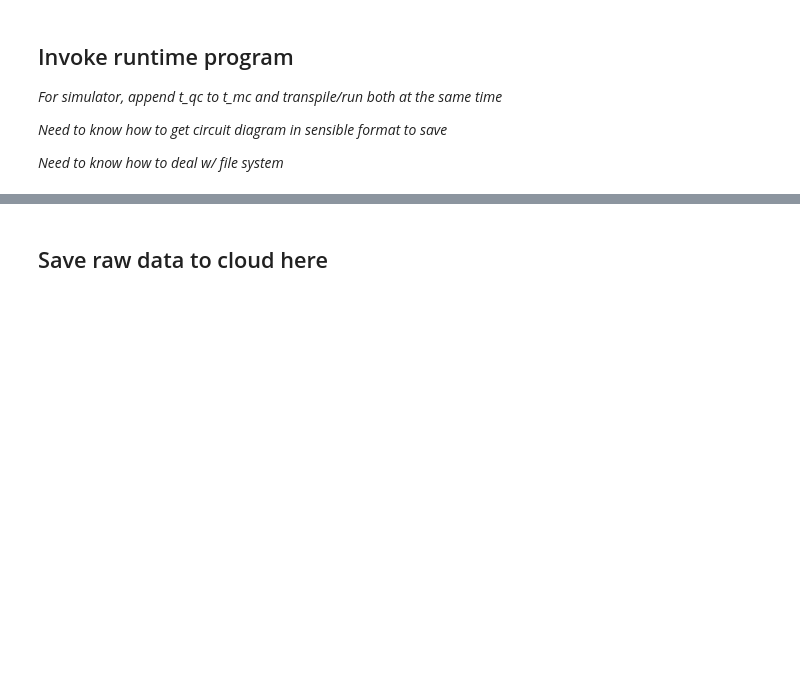
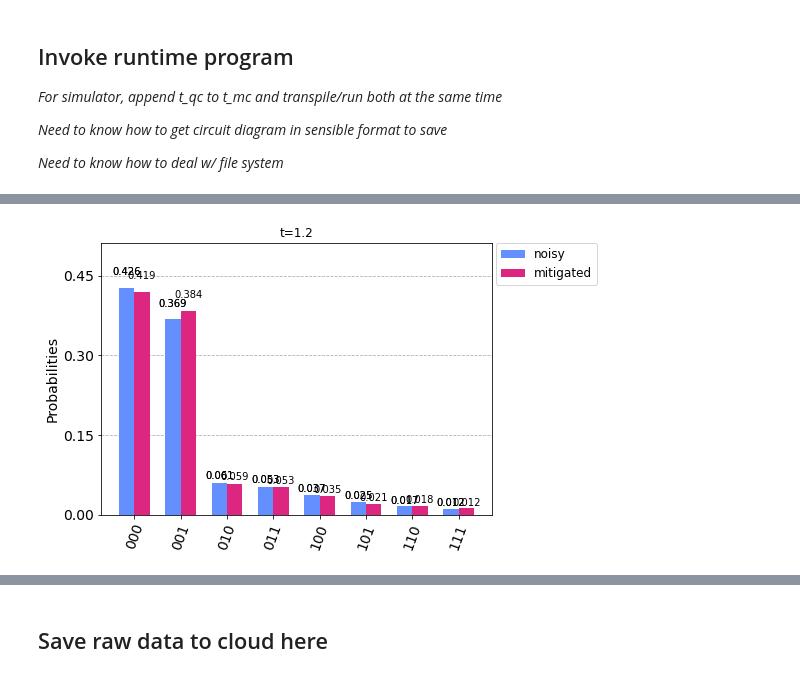
Before and after one commit to hlammiv/z2_matter_qc, a Jupyter notebook: simulation_main/Z2_Simulation_Main.ipynb, the cells around one changed output, grey strips where cells are left out. Saved outputs shown, nothing was run; the diff lists cells and outputs as text; code cells hidden in the pictures; blank space fills up the shorter version.

```diff
--- a/simulation_main/Z2_Simulation_Main.ipynb
+++ b/simulation_main/Z2_Simulation_Main.ipynb
@@ -327,5 +334,7 @@ plot_histogram([noisy_counts[i], mitigated_counts[i]], legend=['noisy', 'mitigat
 # %%
 i=2
-plot_histogram([noisy_counts[i], mitigated_counts[i]], legend=['noisy', 'mitigated'], title='t='+str(Ts[i]))
+plot_histogram([noisy_counts[i], mitigated_counts[i]], legend=['noisy', 'mitigated'], title='t='+str(tvals[i]))
+# %% [output]
+[figure, added]
 # %%
 i=3
```
Also changed, not shown: parts of 24 cells of this notebook, 11 other files.
